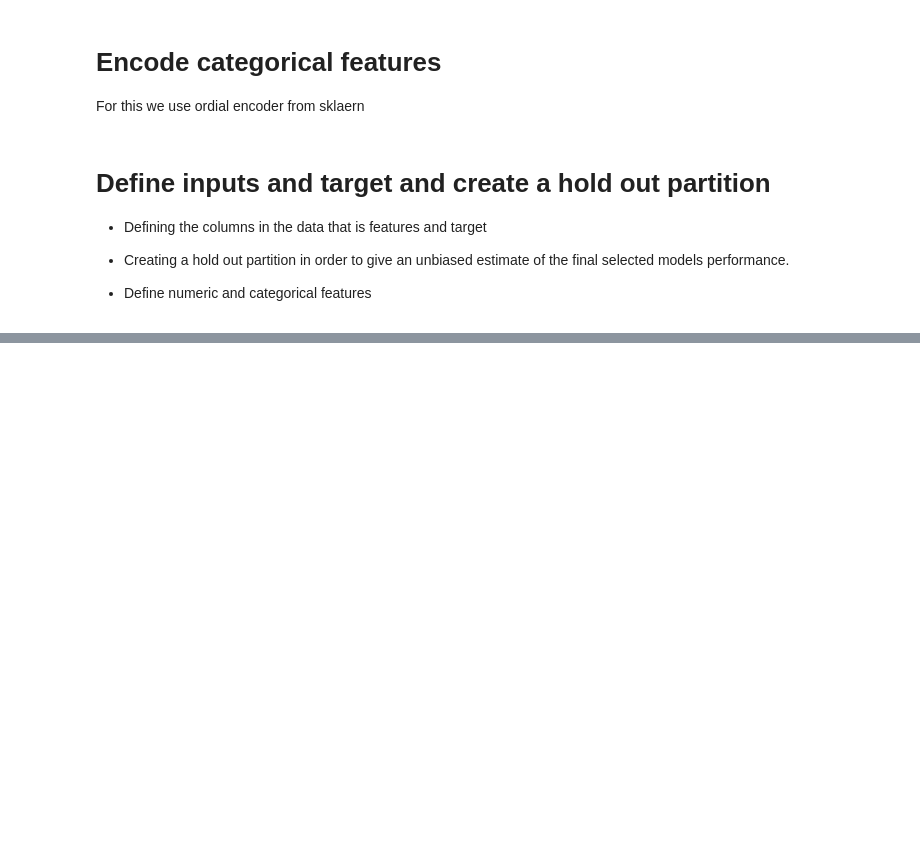
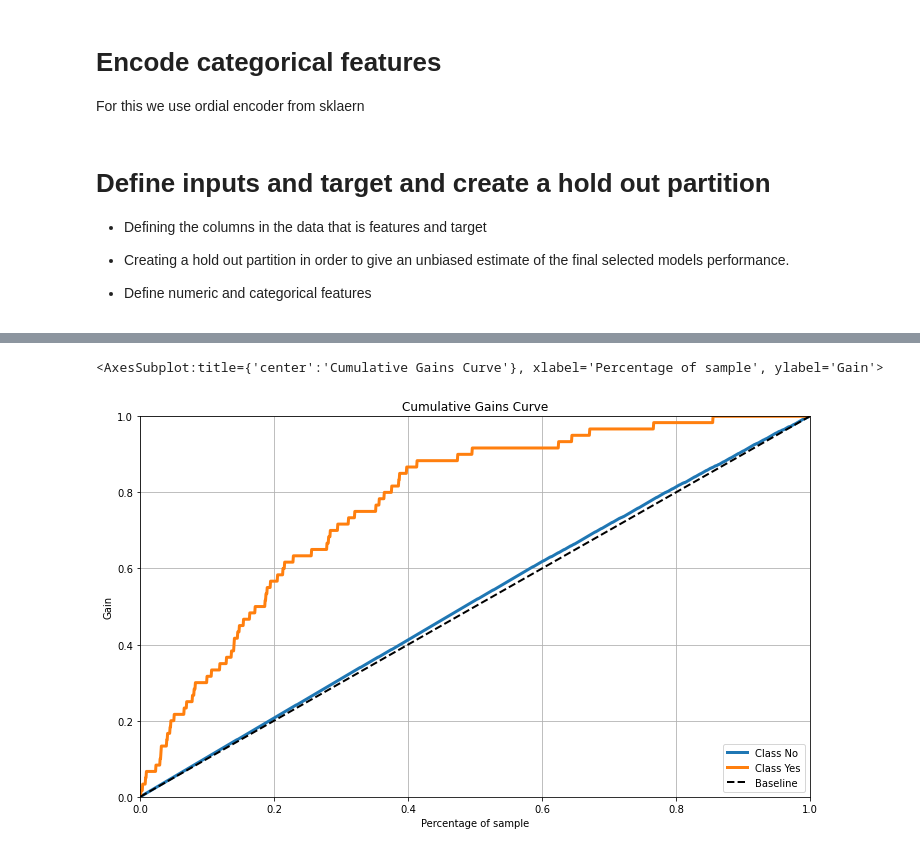
Before and after one commit to RDavidsen/churn_case, a Jupyter notebook: Churn_prediction.ipynb, the cells around one changed output, grey strips where cells are left out. Cells and saved outputs as stored; diff of their text form; code cells hidden in the pictures; blank space fills up the shorter version.

```diff
--- a/Churn_prediction.ipynb
+++ b/Churn_prediction.ipynb
@@ -229,0 +220,6 @@ print(y_test_arr)
+# %%
+import scikitplot as skplt
+skplt.metrics.plot_cumulative_gain(y_test, y_probas)
+# %% [output]
+<AxesSubplot:title={'center':'Cumulative Gains Curve'}, xlabel='Percentage of sample', ylabel='Gain'>
+[figure, added]
```
Also changed, not shown: parts of 7 cells of this notebook, 1 other file.
